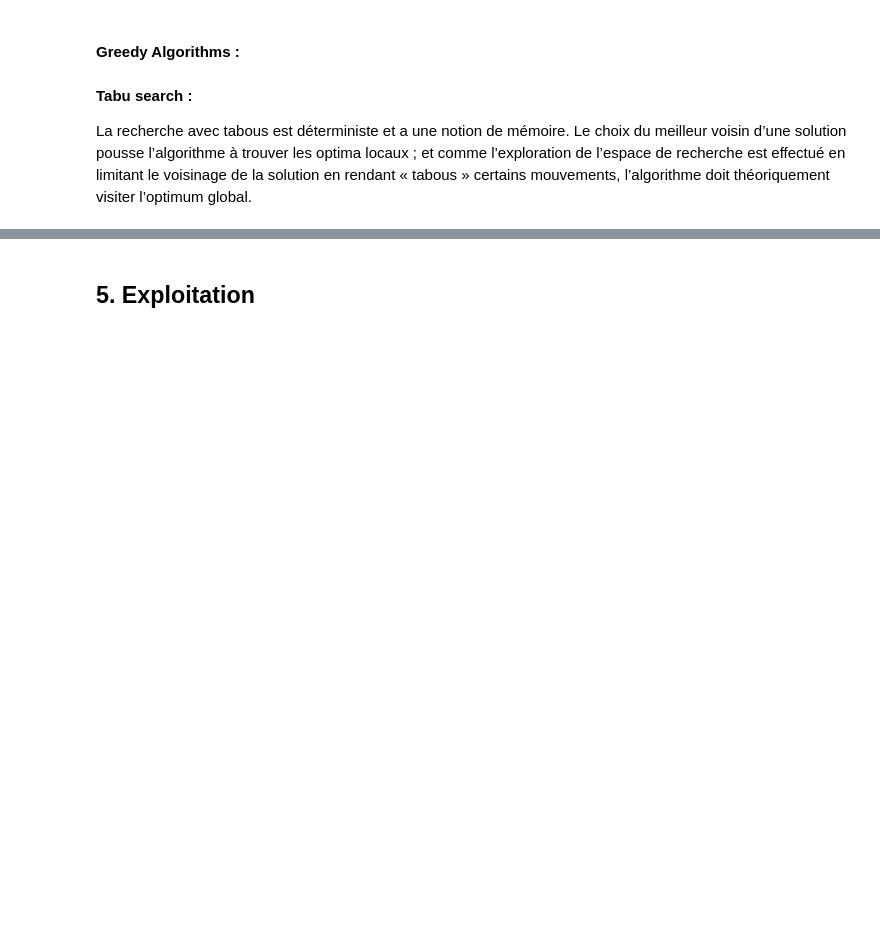
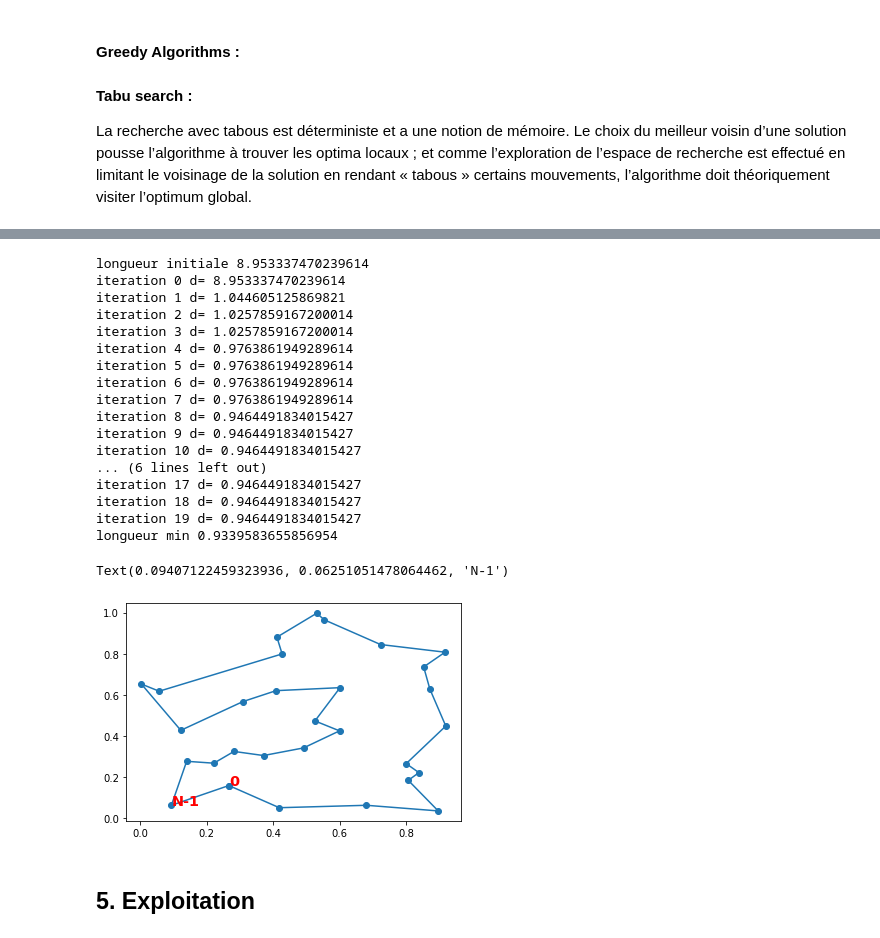
Before and after one commit to SnipeDragons/Algo-Livrable-1, a Jupyter notebook: Livrable.ipynb, the cells around one changed output, grey strips where cells are left out. Saved outputs shown, nothing was run; the diff lists cells and outputs as text; code cells hidden in the pictures; blank space fills up the shorter version.

```diff
--- a/Livrable.ipynb
+++ b/Livrable.ipynb
@@ -169,3 +229,68 @@ La recherche avec tabous est déterministe et a une notion de mémoire. Le choix
+# %%
+ordre = list(range(len(x)))
+print("longueur initiale", longueur(x,y,ordre))
+
+def permutation_rnd(x,y,ordre,miniter):
+    d  = longueur(x,y,ordre)
+    d0 = d+1
+    it = 1
+    while d < d0 or it < miniter :
+        it += 1
+        d0 = d
+        for i in range(1,len(ordre)-1) :
+            for j in range(i+2,len(ordre)+ 1):
+                k = random.randint(1,len(ordre)-1)
+                l = random.randint(k+1,len(ordre))
+                r = ordre[k:l].copy()
+                r.reverse()
+                ordre2 = ordre[:k] + r + ordre[l:]
+                t = longueur(x,y,ordre2)
+                if t < d :
+                    d = t
+                    ordre = ordre2
+    return ordre
+
+def n_permutation(x,y, miniter):
+    ordre = list(range(len(x)))
+    bordre = ordre.copy()
+    d0 = longueur(x,y,ordre)
+    for i in range(0,20):
+        print("iteration",i, "d=",d0)
+        random.shuffle(ordre)
+        ordre = permutation_rnd (x,y,ordre, 20)
+        d = longueur(x,y,ordre)
+        if d < d0 :
+            d0 = d
+            bordre = ordre.copy()
+    return bordre
+
+ordre = n_permutation (x,y, 20)
+print("longueur min", longueur(x,y,ordre))
+xo = [ x[o] for o in ordre + [ordre[0]]]
+yo = [ y[o] for o in ordre + [ordre[0]]]
+plt.plot(xo,yo, "o-")
+plt.text(xo[0],yo[0],"0",color="r",weight="bold",size="x-large")
+plt.text(xo[-2],yo[-2],"N-1",color="r",weight="bold",size="x-large")
+# %% [output]
+longueur initiale 8.953337470239614
+iteration 0 d= 8.953337470239614
+iteration 1 d= 1.044605125869821
+iteration 2 d= 1.0257859167200014
+iteration 3 d= 1.0257859167200014
+iteration 4 d= 0.9763861949289614
+iteration 5 d= 0.9763861949289614
+iteration 6 d= 0.9763861949289614
+iteration 7 d= 0.9763861949289614
+iteration 8 d= 0.9464491834015427
+iteration 9 d= 0.9464491834015427
+iteration 10 d= 0.9464491834015427
+... (6 lines left out)
+iteration 17 d= 0.9464491834015427
+iteration 18 d= 0.9464491834015427
+iteration 19 d= 0.9464491834015427
+longueur min 0.9339583655856954
+Text(0.09407122459323936, 0.06251051478064462, 'N-1')
+[figure, added]
 # %% [markdown]
 ## 5. Exploitation
 # %% [markdown]
```
Also changed, not shown: parts of 3 cells of this notebook.
